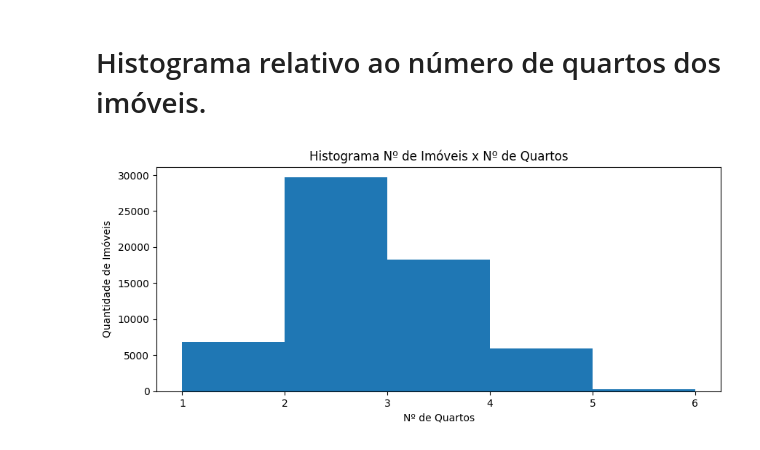
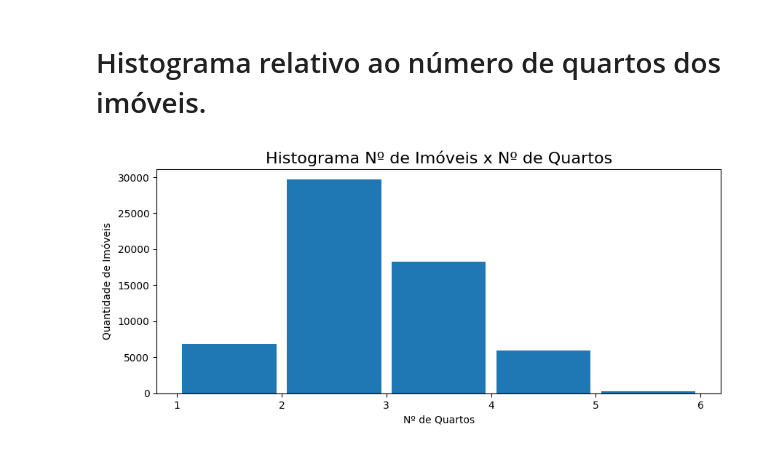
Before and after one commit to fabiollg/PI-4_Predicao_Valores_Imoveis_SJC, a Jupyter notebook: PI_4_Predicao_Valores_Imoveis_SJC.ipynb, the cells around one changed output. Saved outputs shown, nothing was run; the diff lists cells and outputs as text; code cells hidden in the pictures.

```diff
--- a/PI_4_Predicao_Valores_Imoveis_SJC.ipynb
+++ b/PI_4_Predicao_Valores_Imoveis_SJC.ipynb
@@ -120,13 +120,13 @@ dados_filt_ord['bedrooms'].var()
 # %%
 import matplotlib.pyplot as plt
 
 quartos = dados_filt_ord['bedrooms']
 
 plt.figure(figsize=(10,4))
-plt.hist(quartos, bins = range(1,7,1))
-plt.title('Histograma Nº de Imóveis x Nº de Quartos')
+plt.hist(quartos,rwidth=0.9 , bins = range(1,7,1))
+plt.title('Histograma Nº de Imóveis x Nº de Quartos', fontsize=16)
 plt.xlabel('Nº de Quartos')
 plt.ylabel('Quantidade de Imóveis')
 plt.show()
 # %% [output]
-[figure, old version]
+[figure, new version]
```
